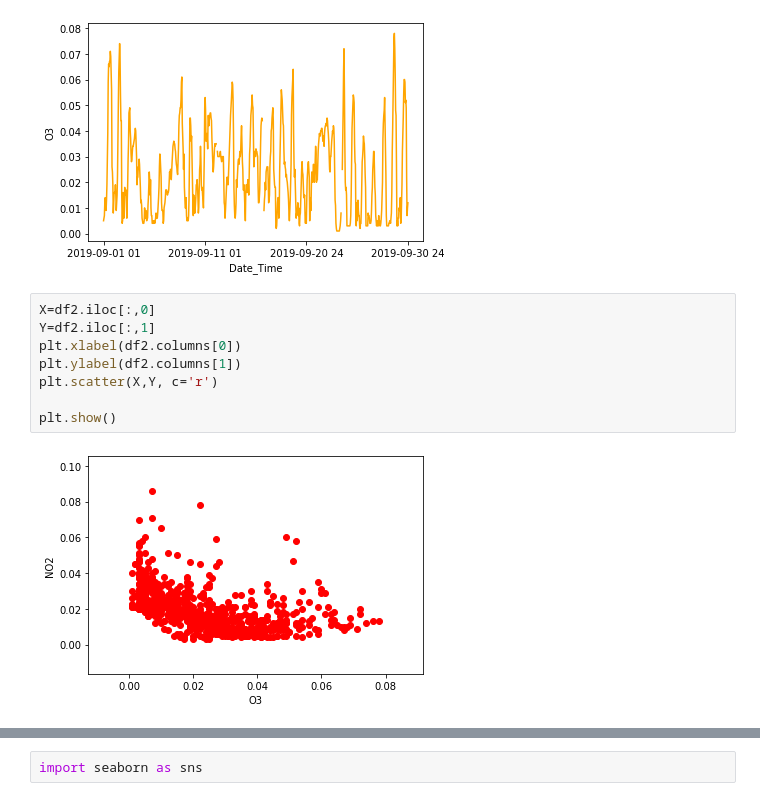
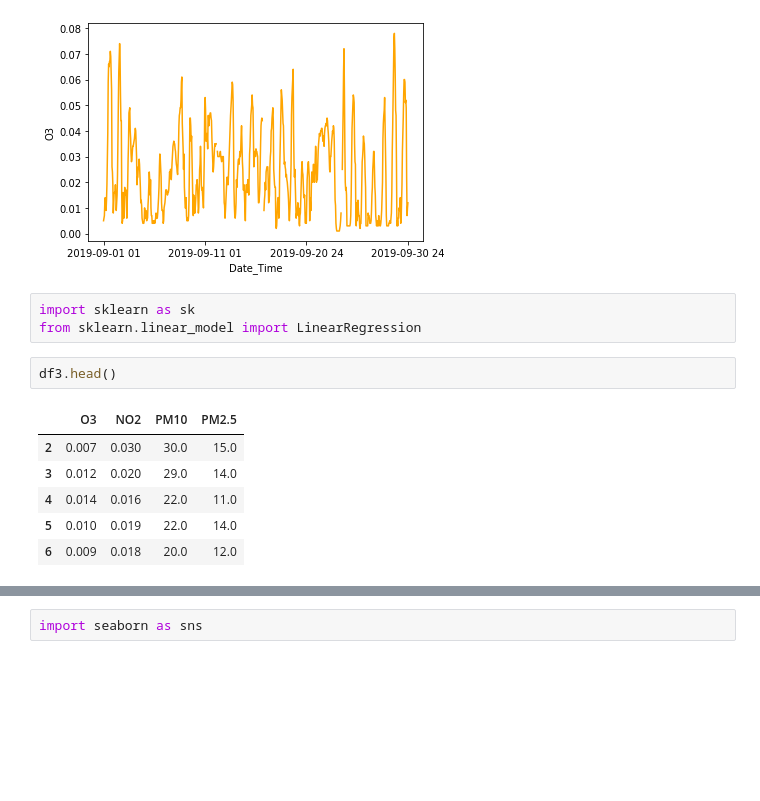
Before and after one commit to choisooyeon007/hello-world, a Jupyter notebook: air-korea.ipynb, the cells around one changed output, grey strips where cells are left out. Cells and saved outputs as stored; diff of their text form; blank space fills up the shorter version.

```diff
--- a/air-korea.ipynb
+++ b/air-korea.ipynb
@@ -74,13 +77,15 @@ plt.plot(X,Y, c='orange')
 plt.show()
 # %% [output]
 [figure]
-# %%
-X=df2.iloc[:,0]
-Y=df2.iloc[:,1]
-plt.xlabel(df2.columns[0])
-plt.ylabel(df2.columns[1])
-plt.scatter(X,Y, c='r')
-
-plt.show()
-# %% [output]
-[figure, removed]
+# %%
+import sklearn as sk
+from sklearn.linear_model import LinearRegression
+# %%
+df3.head()
+# %% [output]
+|  | O3 | NO2 | PM10 | PM2.5 |
+| 2 | 0.007 | 0.030 | 30.0 | 15.0 |
+| 3 | 0.012 | 0.020 | 29.0 | 14.0 |
+| 4 | 0.014 | 0.016 | 22.0 | 11.0 |
+| 5 | 0.010 | 0.019 | 22.0 | 14.0 |
+| 6 | 0.009 | 0.018 | 20.0 | 12.0 |
```
Also changed, not shown: parts of 5 cells of this notebook.
